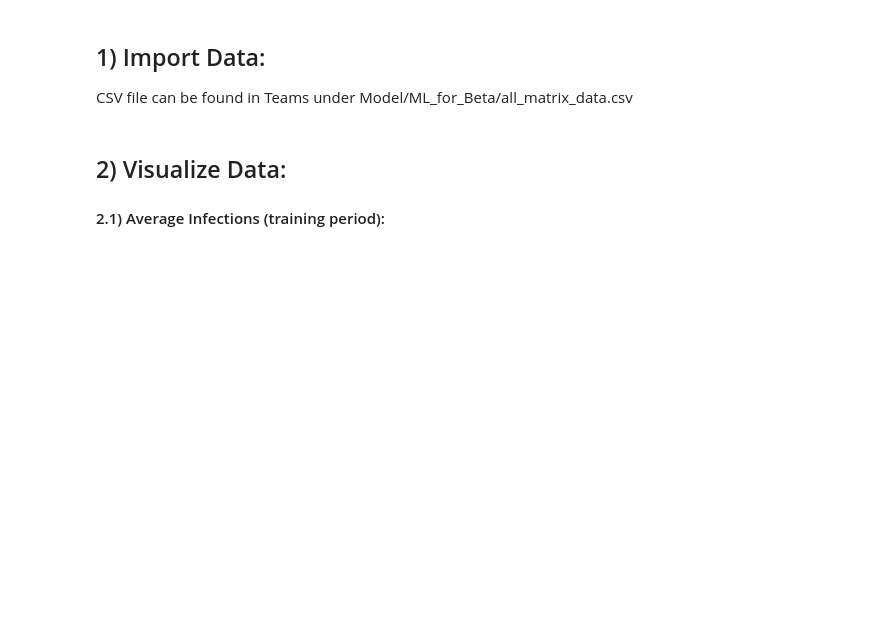
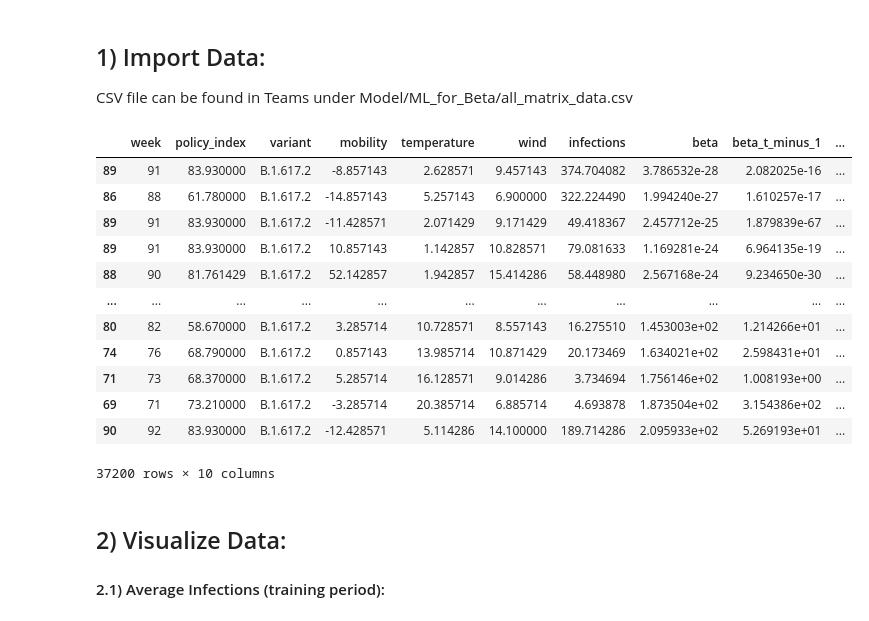
Before and after one commit to lukasheide/Covid-Forecasting-Tool, a Jupyter notebook: Backend/Modeling/Differential_Equation_Modeling/Machine_Learning_Layer_Lukas/beta_estimation.ipynb, the cells around one changed output. Saved outputs shown, nothing was run; the diff lists cells and outputs as text; code cells hidden in the pictures; blank space fills up the shorter version.

```diff
--- a/Backend/Modeling/Differential_Equation_Modeling/Machine_Learning_Layer_Lukas/beta_estimation.ipynb
+++ b/Backend/Modeling/Differential_Equation_Modeling/Machine_Learning_Layer_Lukas/beta_estimation.ipynb
@@ -20,3 +29,19 @@ df = pd.read_csv('../../../../Assets/Data/all_matrix_data.csv', index_col=0)
+# %%
+df.sort_values('beta')
+# %% [output]
+|  | week | policy_index | variant | mobility | temperature | wind | infections | beta | beta_t_minus_1 | ... |
+| 89 | 91 | 83.930000 | B.1.617.2 | -8.857143 | 2.628571 | 9.457143 | 374.704082 | 3.786532e-28 | 2.082025e-16 | ... |
+| 86 | 88 | 61.780000 | B.1.617.2 | -14.857143 | 5.257143 | 6.900000 | 322.224490 | 1.994240e-27 | 1.610257e-17 | ... |
+| 89 | 91 | 83.930000 | B.1.617.2 | -11.428571 | 2.071429 | 9.171429 | 49.418367 | 2.457712e-25 | 1.879839e-67 | ... |
+| 89 | 91 | 83.930000 | B.1.617.2 | 10.857143 | 1.142857 | 10.828571 | 79.081633 | 1.169281e-24 | 6.964135e-19 | ... |
+| 88 | 90 | 81.761429 | B.1.617.2 | 52.142857 | 1.942857 | 15.414286 | 58.448980 | 2.567168e-24 | 9.234650e-30 | ... |
+| ... | ... | ... | ... | ... | ... | ... | ... | ... | ... | ... |
+| 80 | 82 | 58.670000 | B.1.617.2 | 3.285714 | 10.728571 | 8.557143 | 16.275510 | 1.453003e+02 | 1.214266e+01 | ... |
+| 74 | 76 | 68.790000 | B.1.617.2 | 0.857143 | 13.985714 | 10.871429 | 20.173469 | 1.634021e+02 | 2.598431e+01 | ... |
+| 71 | 73 | 68.370000 | B.1.617.2 | 5.285714 | 16.128571 | 9.014286 | 3.734694 | 1.756146e+02 | 1.008193e+00 | ... |
+| 69 | 71 | 73.210000 | B.1.617.2 | -3.285714 | 20.385714 | 6.885714 | 4.693878 | 1.873504e+02 | 3.154386e+02 | ... |
+| 90 | 92 | 83.930000 | B.1.617.2 | -12.428571 | 5.114286 | 14.100000 | 189.714286 | 2.095933e+02 | 5.269193e+01 | ... |
+37200 rows × 10 columns
 # %% [markdown]
 ## 2) Visualize Data:
 #### 2.1) Average Infections (training period):
```
Also changed, not shown: parts of 47 cells of this notebook, 2 other files.
